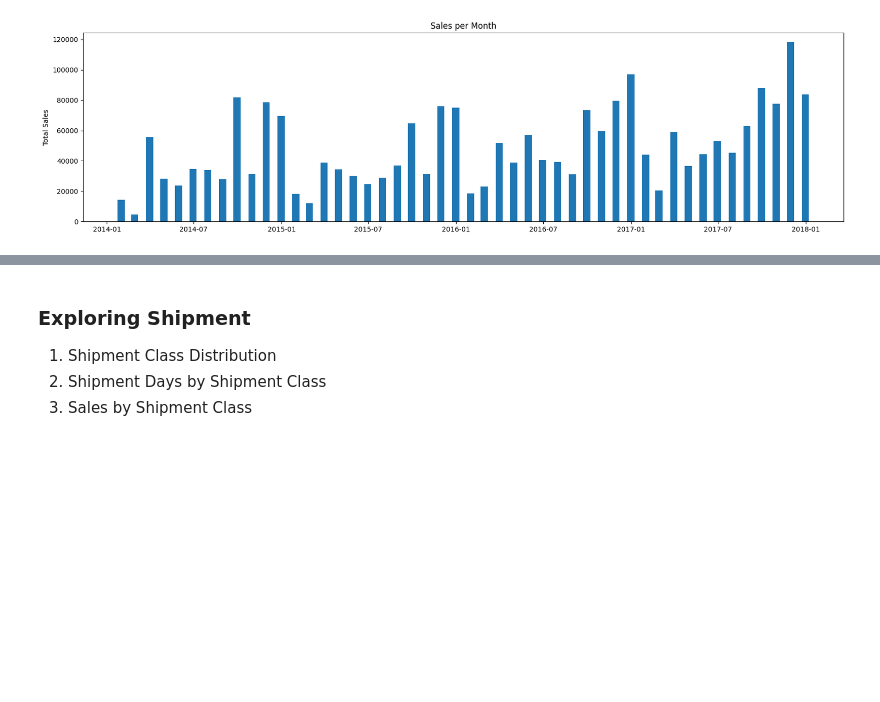
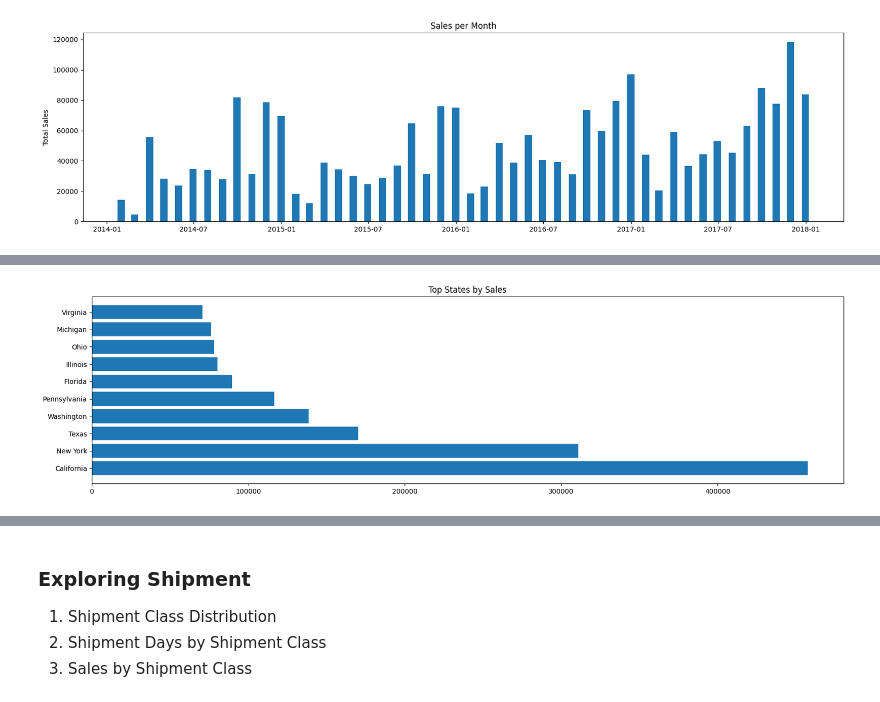
Before and after one commit to cyrilmichino/superstore-sales-analytics, a Jupyter notebook: notebook.ipynb, the cells around one changed output, grey strips where cells are left out. Cells and saved outputs as stored; diff of their text form; code cells hidden in the pictures; blank space fills up the shorter version.

```diff
--- a/notebook.ipynb
+++ b/notebook.ipynb
@@ -144,0 +157,10 @@ plt.show()
+# %%
+state_sales = df[['Sales','State']].groupby(['State']).sum().sort_values(by='Sales', ascending=False)
+state_sales = state_sales.reset_index()
+
+plt.figure(figsize=(20,5))
+plt.barh(state_sales['State'][:10],state_sales['Sales'][:10])
+plt.title('Top States by Sales')
+plt.show()
+# %% [output]
+[figure, added]
```
Also changed, not shown: parts of 6 cells of this notebook.
